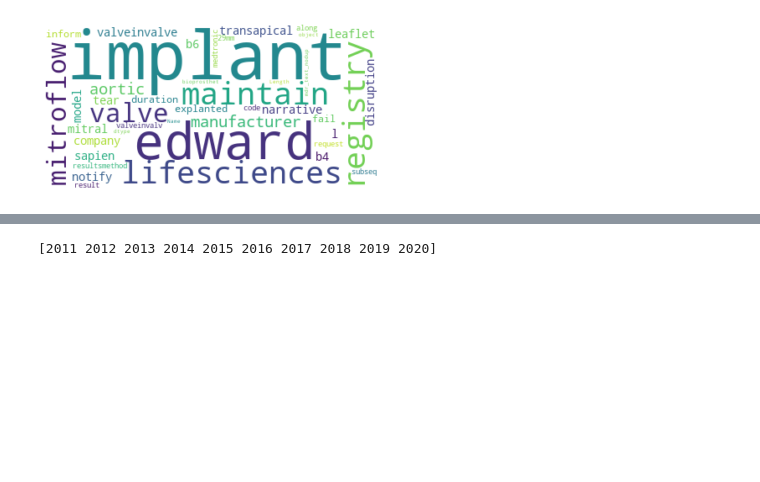
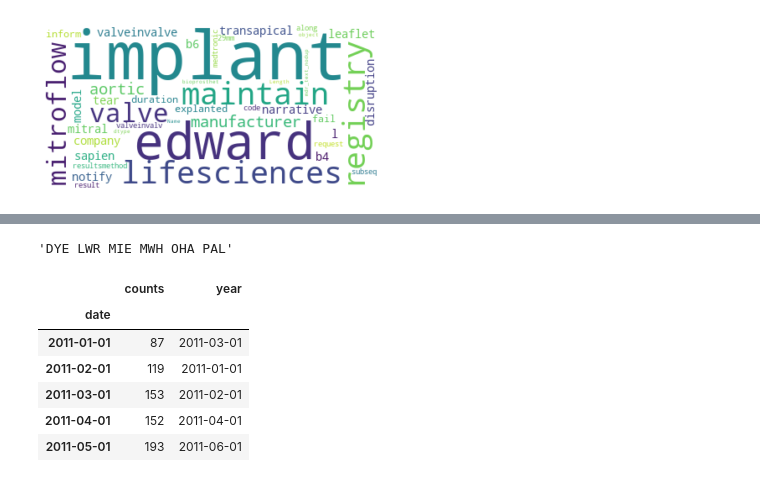
Before and after one commit to allenbutt/FDA, a Jupyter notebook: FDA.ipynb, the cells around one changed output, grey strips where cells are left out. Cells and saved outputs as stored; diff of their text form; code cells hidden in the pictures; blank space fills up the shorter version.

```diff
--- a/FDA.ipynb
+++ b/FDA.ipynb
@@ -516,6 +543,14 @@ plt.show()
-# %%
-dfline["year"] = pd.to_datetime(dfline["date"], format = '%Y-%m-%d').dt.year
-dfline["year"].max()
-print(np.arange(dfline["year"].min(), dfline["year"].max(), 1))
-# %% [output]
-[2011 2012 2013 2014 2015 2016 2017 2018 2019 2020]
+# %%
+" ".join(dfmain["product_code"].unique())
+# %% [output]
+'DYE LWR MIE MWH OHA PAL'
+# %%
+dfline2.head()
+# %% [output]
+|  | counts | year |
+| date |  |  |
+| 2011-01-01 | 87 | 2011-03-01 |
+| 2011-02-01 | 119 | 2011-01-01 |
+| 2011-03-01 | 153 | 2011-02-01 |
+| 2011-04-01 | 152 | 2011-04-01 |
+| 2011-05-01 | 193 | 2011-06-01 |
```
Also changed, not shown: parts of 7 cells of this notebook.
